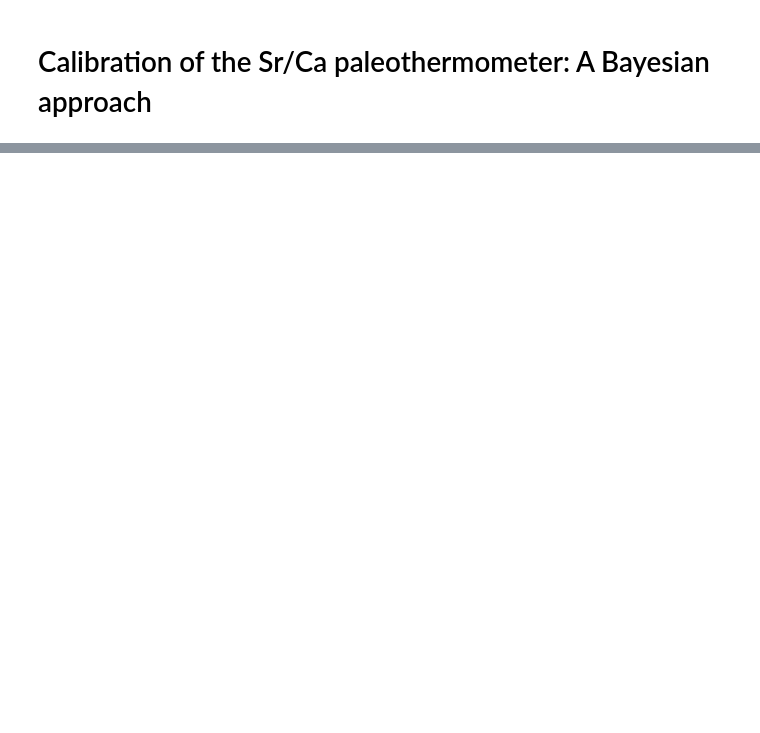
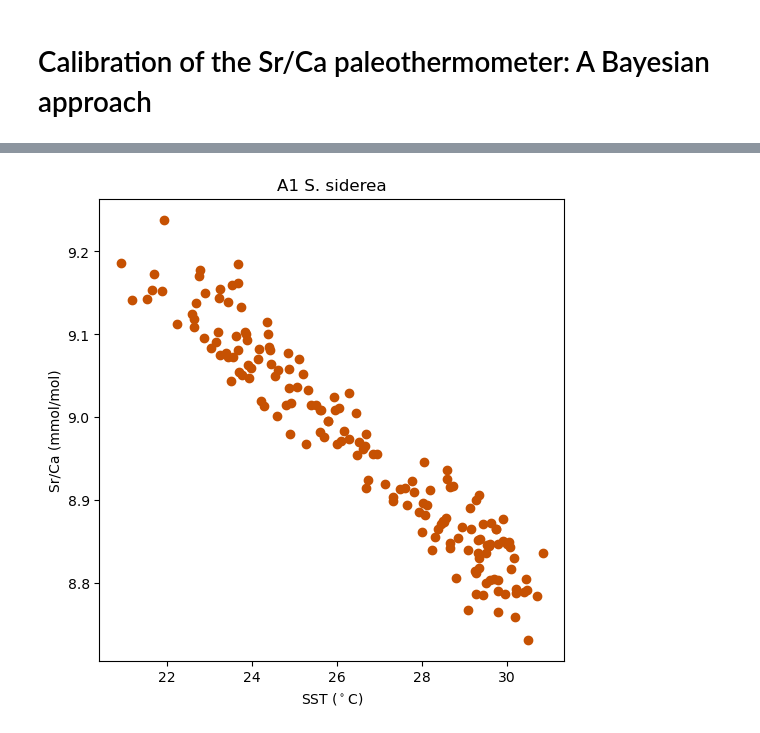
Before and after one commit to khider/dry-tortugas-calibration-fun, a Jupyter notebook: BayesianCalibration.ipynb, the cells around one changed output, grey strips where cells are left out. Drawn from its saved outputs; the diff is of its cells as text; code cells hidden in the pictures; blank space fills up the shorter version.

```diff
--- a/BayesianCalibration.ipynb
+++ b/BayesianCalibration.ipynb
@@ -30,0 +91,4 @@ _ = pm.traceplot(normal_trace)
+# %%
+url = 'https://www.ncei.noaa.gov/pub/data/paleo/coral/atlantic/tortugas2011.xls'
+df = pd.read_excel(url, sheet_name=1,header=[2])
+df.head()
@@ -30,0 +106,15 @@ _ = pm.traceplot(normal_trace)
+# %%
+cleaned_df = df.dropna(subset=['Mean Sr/Ca (mmol/mol)','Sand Key SST (ºC)']) #Remove NaNs
+
+y = cleaned_df.iloc[:,1]
+x = cleaned_df.iloc[:,12]
+
+fig, ax = plt.subplots(1,1, figsize=(6,6))
+
+ax.scatter(x,y,marker= 'o', color = sns.xkcd_rgb['dark orange'])
+ax.set_title('A1 S. siderea')
+ax.set_xlabel('SST ($^\circ$C)')
+ax.set_ylabel('Sr/Ca (mmol/mol)')
+plt.show()
+# %% [output]
+[figure, added]
```
Also changed, not shown: parts of 24 cells of this notebook, 2 other files.
